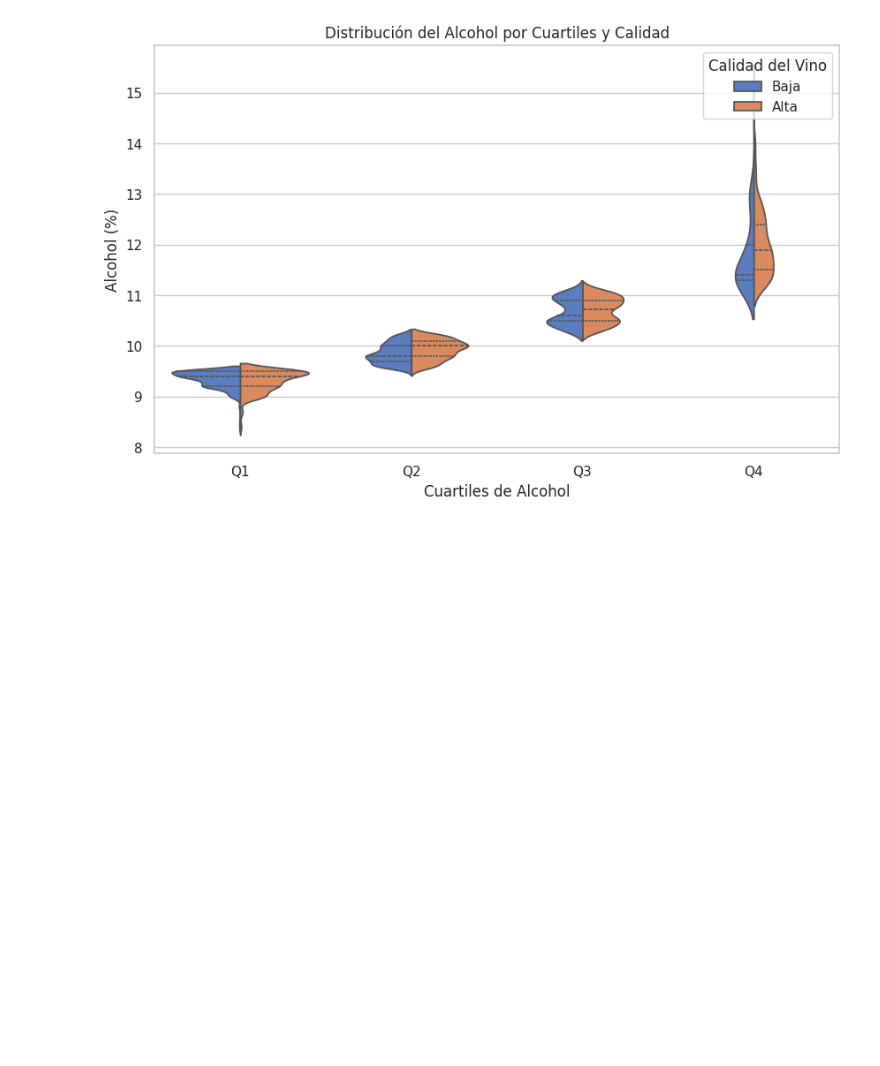
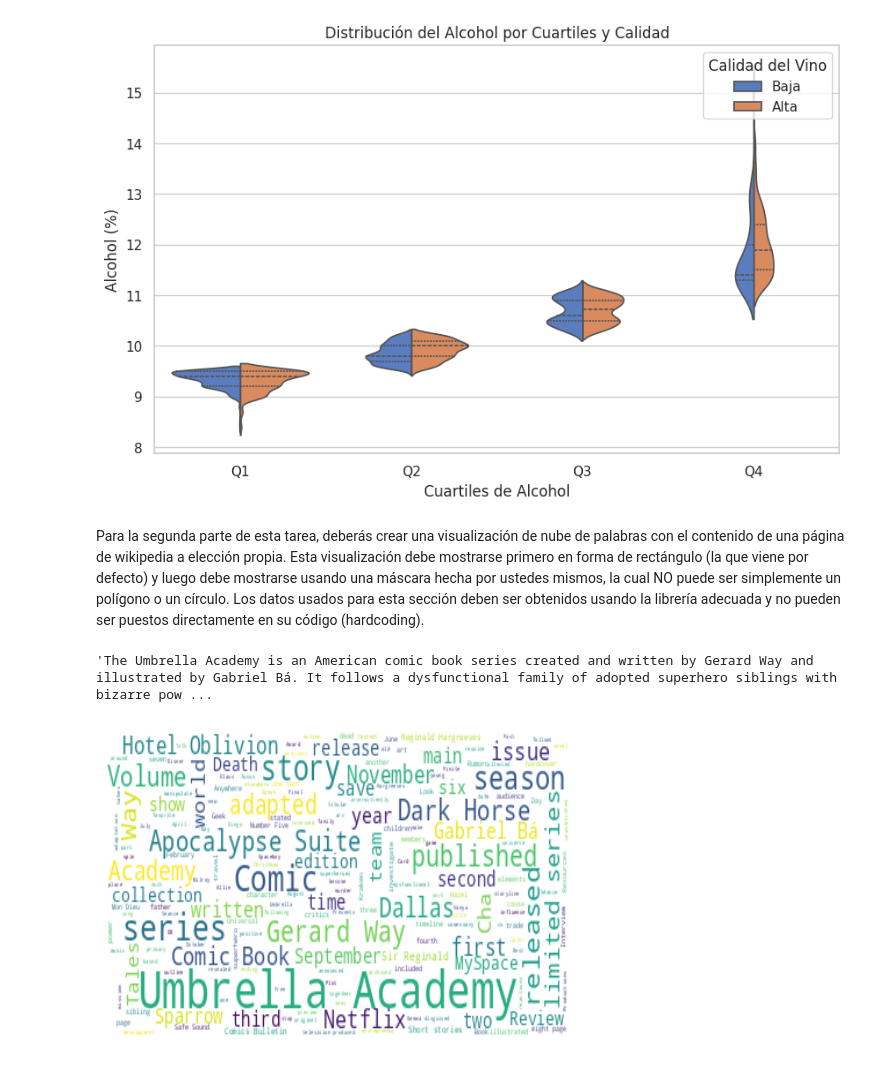
Before and after one commit to Carolinsrainbow/UC_VisualizacionDeDatos, a Jupyter notebook: VDD_|_Trabajo_final_Carolina_Herrera_Azolas.ipynb, the cells around one changed output. Drawn from its saved outputs; the diff is of its cells as text; code cells hidden in the pictures; blank space fills up the shorter version.

```diff
--- a/VDD_|_Trabajo_final_Carolina_Herrera_Azolas.ipynb
+++ b/VDD_|_Trabajo_final_Carolina_Herrera_Azolas.ipynb
@@ -208,3 +208,5 @@ plt.legend(title='Calidad del Vino')
 plt.show()
 # %% [output]
 [figure]
+# %% [markdown]
+Para la segunda parte de esta tarea, deberás crear una visualización de nube de palabras con el contenido de una página de wikipedia a elección propia. Esta visualización debe mostrarse primero en forma de rectángulo (la que viene por defecto) y luego debe mostrarse usando una máscara hecha por ustedes mismos, la cual NO puede ser simplemente un polígono o un círculo. Los datos usados para esta sección deben ser obtenidos usando la librería adecuada y no pueden ser puestos directamente en su código (hardcoding).
@@ -210,0 +225,18 @@ plt.show()
+# %%
+page = wikipedia.page("The Umbrella Academy", auto_suggest=False)
+content = page.content
+content
+# %% [output]
+'The Umbrella Academy is an American comic book series created and written by Gerard Way and illustrated by Gabriel Bá. It follows a dysfunctional family of adopted superhero siblings with bizarre pow ...
+# %%
+# Formato Rectangular
+stopwords = set(wordcloud.STOPWORDS)
+wc = wordcloud.WordCloud(background_color='white', max_words=200,
+                stopwords= stopwords)
+wc.generate(content)
+plt.rcParams["figure.figsize"] = [6, 4]
+plt.imshow(wc, interpolation='bilinear', aspect='auto')
+plt.axis('off')
+plt.show()
+# %% [output]
+[figure, added]
```
Also changed, not shown: parts of 5 cells of this notebook.
